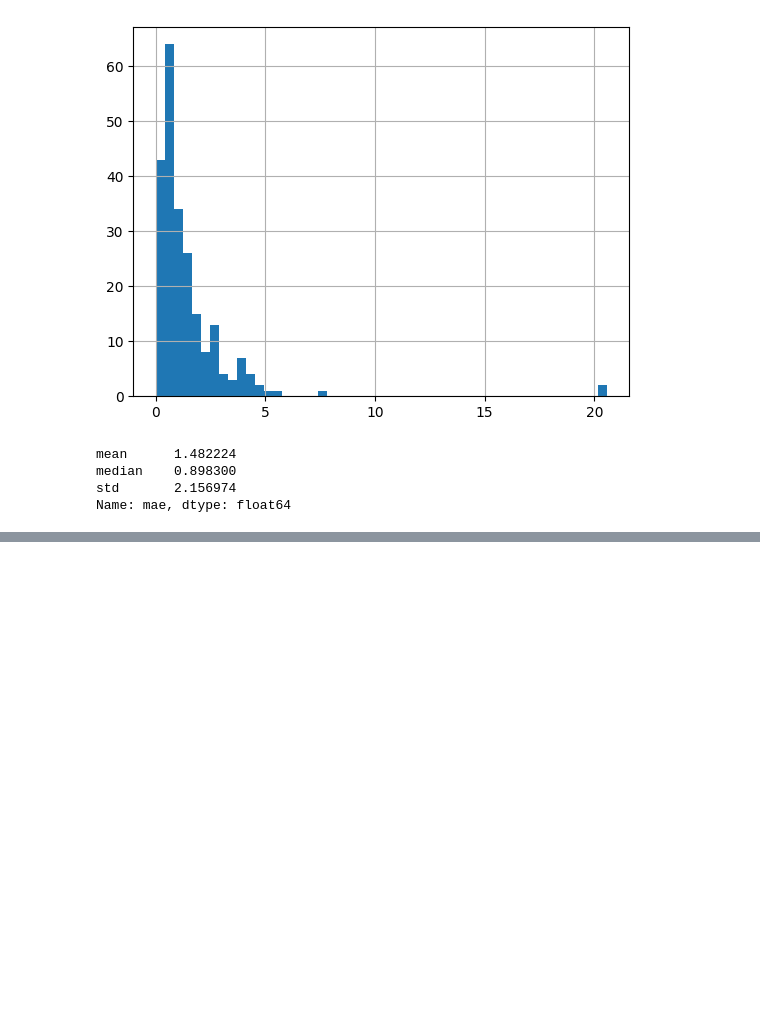
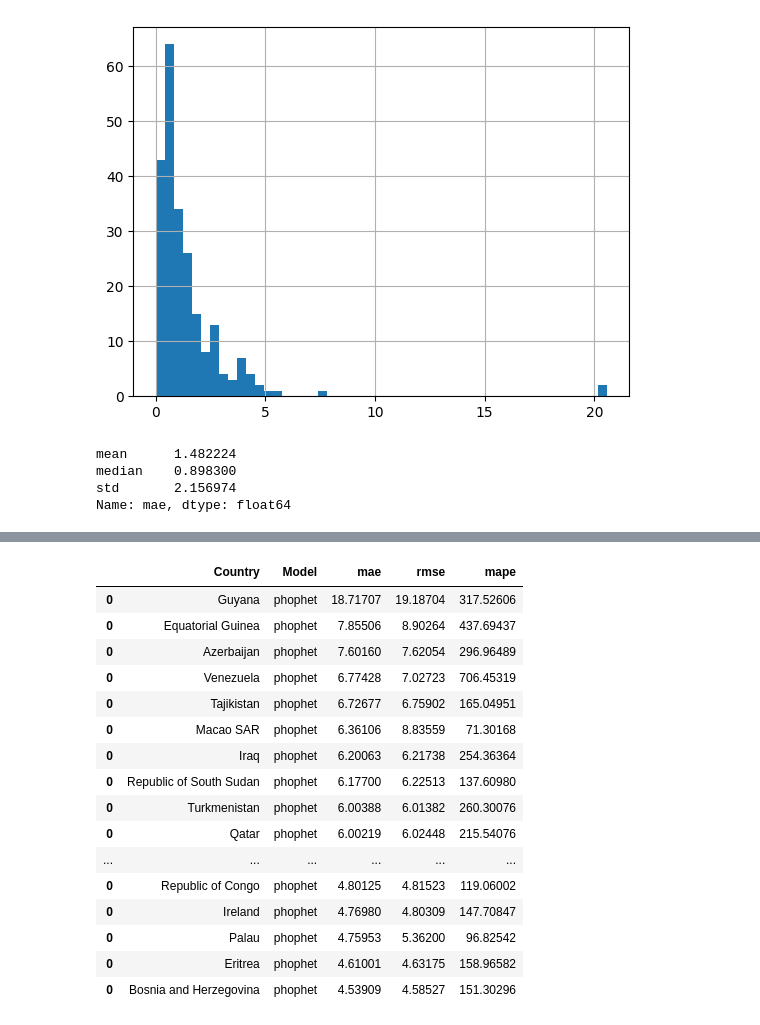
Before and after one commit to lavinomenezes/Desafio_DS_Series_Temporais, a Jupyter notebook: notebooks/desafio_df_v01_time_series_analyses.ipynb, the cells around one changed output, grey strips where cells are left out. Saved outputs shown, nothing was run; the diff lists cells and outputs as text; code cells hidden in the pictures; blank space fills up the shorter version.

```diff
--- a/notebooks/desafio_df_v01_time_series_analyses.ipynb
+++ b/notebooks/desafio_df_v01_time_series_analyses.ipynb
@@ -627,0 +731,20 @@ Name: mae, dtype: float64
+# %%
+df_metrics_prophet.sort_values(by='mae', ascending=False).head(20)
+# %% [output]
+|  | Country | Model | mae | rmse | mape |
+| 0 | Guyana | phophet | 18.71707 | 19.18704 | 317.52606 |
+| 0 | Equatorial Guinea | phophet | 7.85506 | 8.90264 | 437.69437 |
+| 0 | Azerbaijan | phophet | 7.60160 | 7.62054 | 296.96489 |
+| 0 | Venezuela | phophet | 6.77428 | 7.02723 | 706.45319 |
+| 0 | Tajikistan | phophet | 6.72677 | 6.75902 | 165.04951 |
+| 0 | Macao SAR | phophet | 6.36106 | 8.83559 | 71.30168 |
+| 0 | Iraq | phophet | 6.20063 | 6.21738 | 254.36364 |
+| 0 | Republic of South Sudan | phophet | 6.17700 | 6.22513 | 137.60980 |
+| 0 | Turkmenistan | phophet | 6.00388 | 6.01382 | 260.30076 |
+| 0 | Qatar | phophet | 6.00219 | 6.02448 | 215.54076 |
+| ... | ... | ... | ... | ... | ... |
+| 0 | Republic of Congo | phophet | 4.80125 | 4.81523 | 119.06002 |
+| 0 | Ireland | phophet | 4.76980 | 4.80309 | 147.70847 |
+| 0 | Palau | phophet | 4.75953 | 5.36200 | 96.82542 |
+| 0 | Eritrea | phophet | 4.61001 | 4.63175 | 158.96582 |
+| 0 | Bosnia and Herzegovina | phophet | 4.53909 | 4.58527 | 151.30296 |
```
Also changed, not shown: parts of 22 cells of this notebook.
